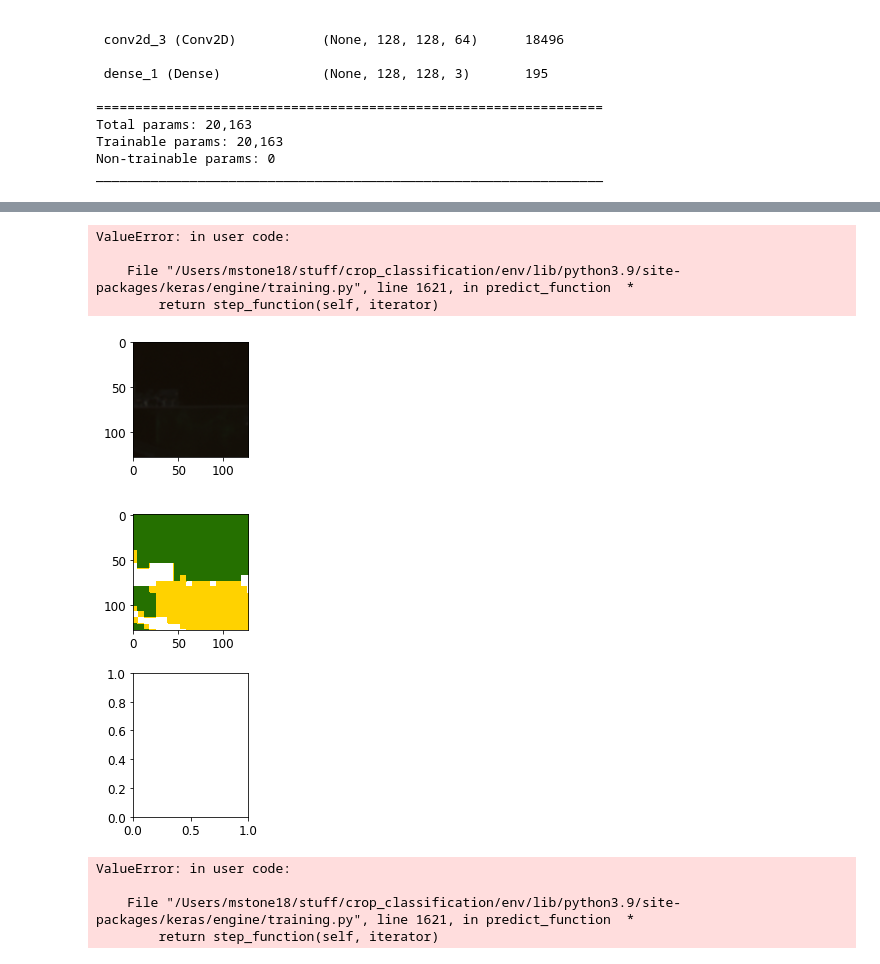
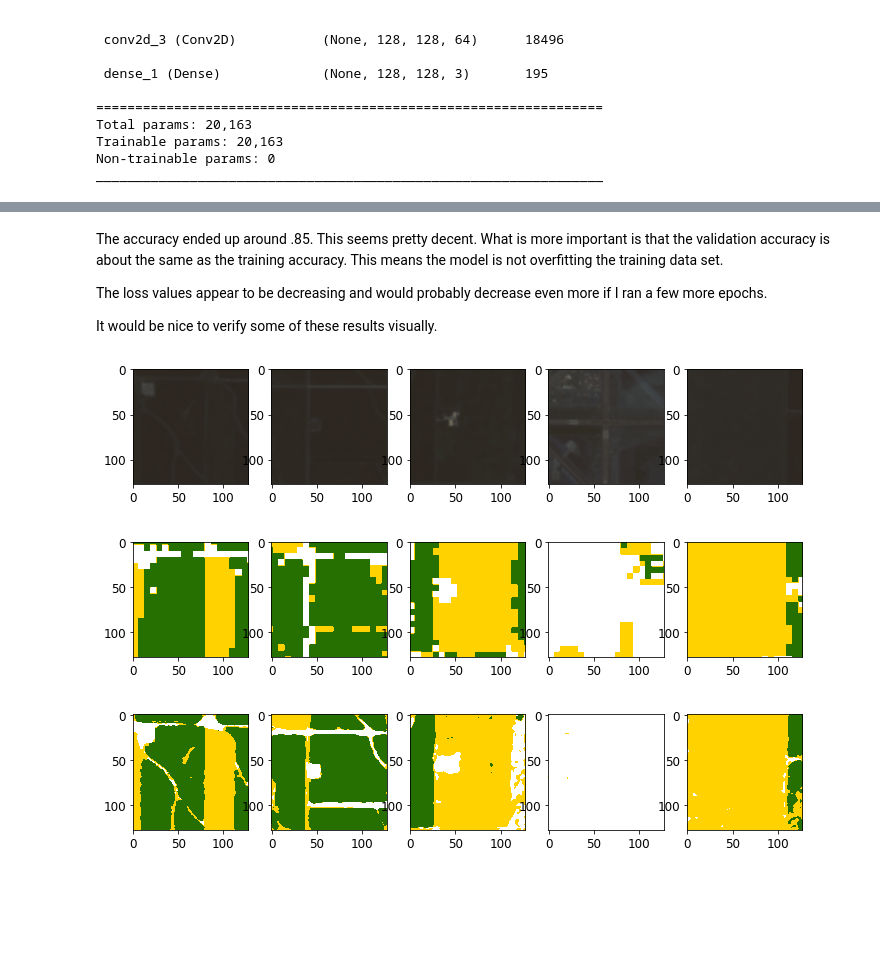
Before and after one commit to mstone121/crop_classification, a Jupyter notebook: classify_crops.ipynb, the cells around one changed output, grey strips where cells are left out. Saved outputs shown, nothing was run; the diff lists cells and outputs as text; code cells hidden in the pictures; blank space fills up the shorter version.

Commit message:
Add latest model

```diff
--- a/classify_crops.ipynb
+++ b/classify_crops.ipynb
@@ -419,9 +432,9 @@ That took more than 2.5 hours, so first I'm going to save it.
 # %%
 def save_model_with_date(model):
-    keras.models.save_model(
-        model, os.path.join(modeldir, datetime.now().strftime("%Y%m%d-%H%M%S"))
-    )
+    save_model(model, os.path.join(modeldir, datetime.now().strftime("%Y%m%d-%H%M%S")))
+
 
 # save_model_with_date(model)
 
-model = keras.models.load_model(os.path.join(modeldir, '20220128-003127'))
+# Future run throughts of the playbook will load the model instead
+model = load_model(os.path.join(modeldir, "20220128-202001"))
@@ -436,29 +461,30 @@ It would be helpful to visualize some of the results.
+# %% [markdown]
+The accuracy ended up around .85. This seems pretty decent. What is more important is that the validation accuracy is about the same as the training accuracy. This means the model is not overfitting the training data set.
+
+The loss values appear to be decreasing and would probably decrease even more if I ran a few more epochs.
+
+It would be nice to verify some of these results visually.
 # %%
 plt.figure(figsize=(12, 9))
 chunk_indicies = np.random.randint(0, validation_X.shape[0], 5)
+predictions = model(validation_X[chunk_indicies])
+
+# The model returns predictions as probabilites.
+# argmax will convert this to the class based on the max probability's index.
+predictions = np.argmax(predictions, axis=-1)
 
 for i in range(5):
     plt.subplot(3, 5, i + 1)
     # validation_X has been normalized, so just pass it directly to imshow
-    plt.imshow(validation_X[chunk_indicies[i]][:, :, :3]),
+    # Adding .1 should make the pictures a little brighter
+    plt.imshow(validation_X[chunk_indicies[i]][:, :, :3] + 0.1)
 
     plt.subplot(3, 5, i + 6)
     plt_labels(validation_Y[chunk_indicies[i]])
 
     plt.subplot(3, 5, i + 11)
-    plt_labels(model.predict(validation_X[chunk_indicies[i]]))
+    plt_labels(predictions[i])
 
 plt.show()
 # %% [output]
-ValueError: in user code:
-
-    File "/Users/mstone18/stuff/crop_classification/env/lib/python3.9/site-packages/keras/engine/training.py", line 1621, in predict_function  *
-        return step_function(self, iterator)
-[figure, old version]
+[figure, new version]
-# %%
-model.predict(validation_X[chunk_indicies[i]])
-# %% [output]
-ValueError: in user code:
-
-    File "/Users/mstone18/stuff/crop_classification/env/lib/python3.9/site-packages/keras/engine/training.py", line 1621, in predict_function  *
-        return step_function(self, iterator)
```
Also changed, not shown: parts of 9 cells of this notebook, 4 other files.
